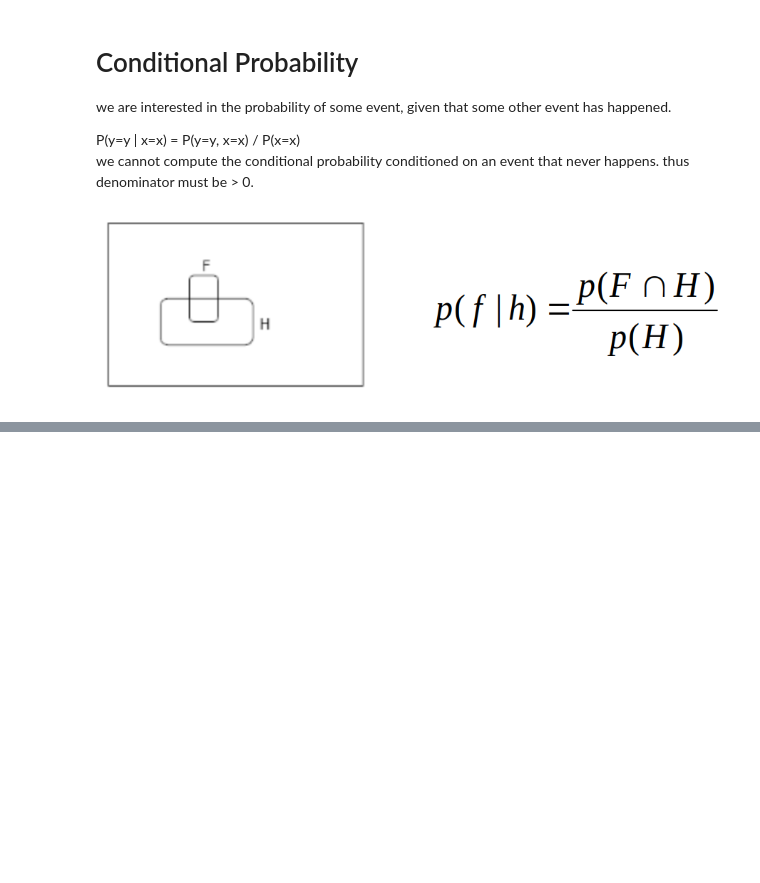
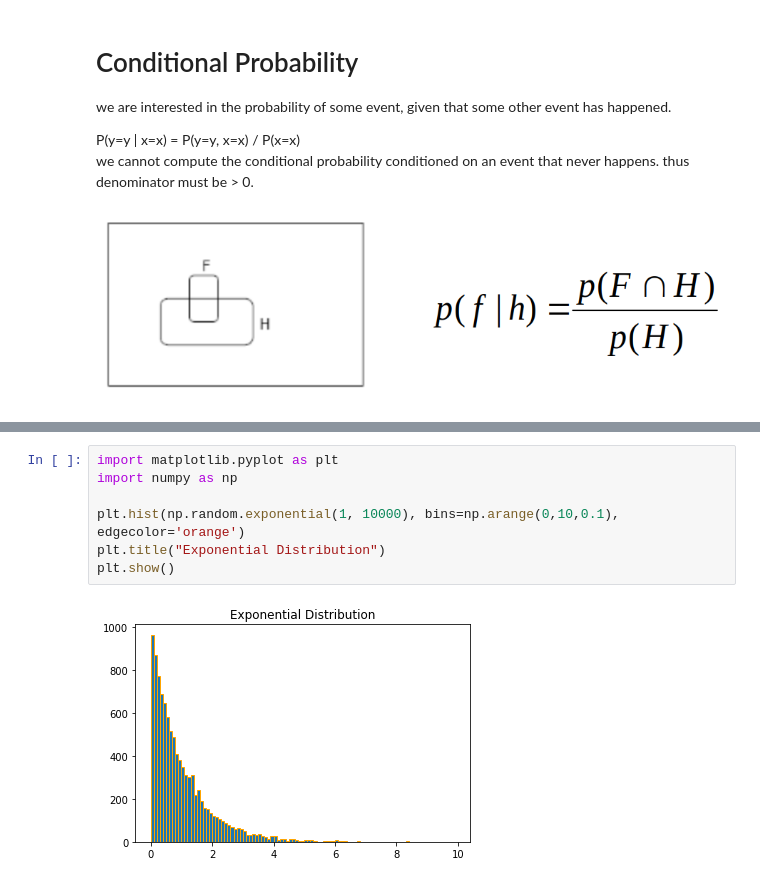
Before and after one commit to tanveer-sayyed/Experiments, a Jupyter notebook: basics/probabilityAndInformationTheory.ipynb, the cells around one changed output, grey strips where cells are left out. Cells and saved outputs as stored; diff of their text form; blank space fills up the shorter version.

```diff
--- a/basics/probabilityAndInformationTheory.ipynb
+++ b/basics/probabilityAndInformationTheory.ipynb
@@ -119,0 +242,9 @@ for above example the sequence is : P(c, b, a)
+# %%
+import matplotlib.pyplot as plt
+import numpy as np
+
+plt.hist(np.random.exponential(1, 10000), bins=np.arange(0,10,0.1), edgecolor='orange')
+plt.title("Exponential Distribution")
+plt.show()
+# %% [output]
+[figure, added]
```
Also changed, not shown: parts of 15 cells of this notebook.
